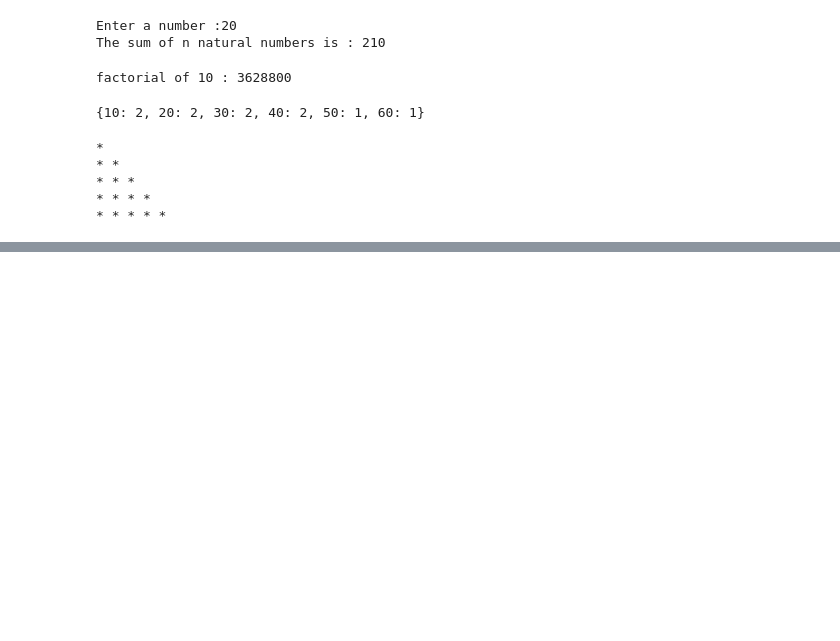
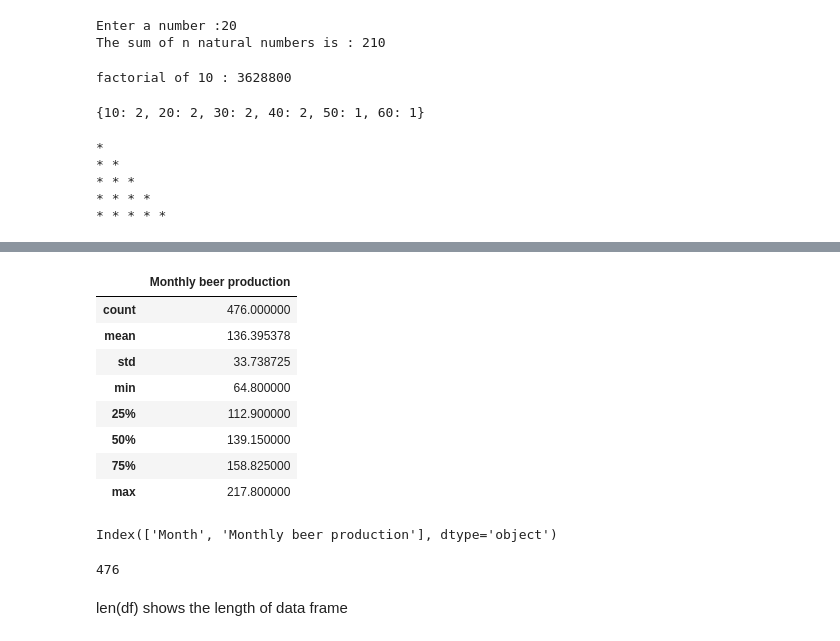
Before and after one commit to aashika-s/pesuio-forecasting, a Jupyter notebook: pesuio_AS.ipynb, the cells around one changed output, grey strips where cells are left out. Saved outputs shown, nothing was run; the diff lists cells and outputs as text; code cells hidden in the pictures; blank space fills up the shorter version.

```diff
--- a/pesuio_AS.ipynb
+++ b/pesuio_AS.ipynb
@@ -144,0 +233,22 @@ for i in range(0,n): #for rows
+# %%
+df.describe()
+# %% [output]
+|  | Monthly beer production |
+| count | 476.000000 |
+| mean | 136.395378 |
+| std | 33.738725 |
+| min | 64.800000 |
+| 25% | 112.900000 |
+| 50% | 139.150000 |
+| 75% | 158.825000 |
+| max | 217.800000 |
+# %%
+df.columns
+# %% [output]
+Index(['Month', 'Monthly beer production'], dtype='object')
+# %%
+len(df)
+# %% [output]
+476
+# %% [markdown]
+len(df) shows the length of data frame
```
Also changed, not shown: parts of 5 cells of this notebook.
